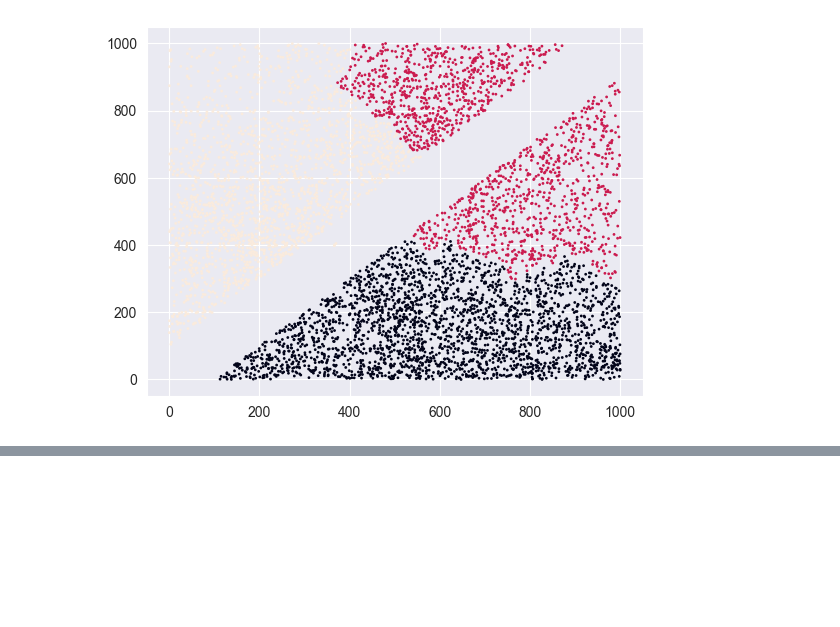
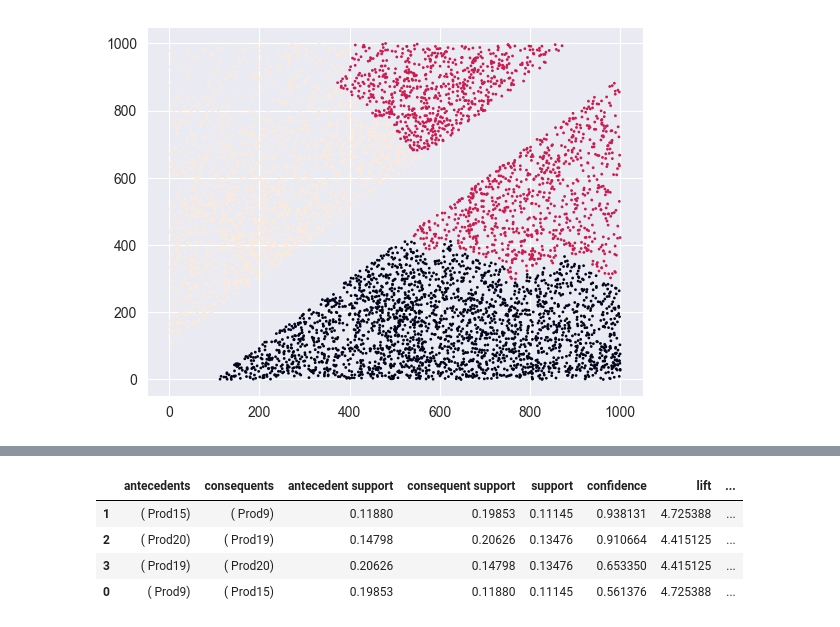
Before and after one commit to SamuliLam/dkko, a Jupyter notebook: clusteringandassociationrulemining.ipynb, the cells around one changed output, grey strips where cells are left out. Saved outputs shown, nothing was run; the diff lists cells and outputs as text; code cells hidden in the pictures; blank space fills up the shorter version.

```diff
--- a/clusteringandassociationrulemining.ipynb
+++ b/clusteringandassociationrulemining.ipynb
@@ -116,0 +136,18 @@ ValueError: The allowed values for a DataFrame are True, False, 0, 1. Found valu
+# %%
+# generate association rules
+
+rules = association_rules(frequent_itemsets, metric='confidence', min_threshold=0.5)
+
+# sort in descending order of confidence
+rules = rules.sort_values(by='confidence', ascending=False)
+
+
+rules = rules.drop(rules.columns[11:], axis=1)
+
+rules
+# %% [output]
+|  | antecedents | consequents | antecedent support | consequent support | support | confidence | lift | ... |
+| 1 | ( Prod15) | ( Prod9) | 0.11880 | 0.19853 | 0.11145 | 0.938131 | 4.725388 | ... |
+| 2 | ( Prod20) | ( Prod19) | 0.14798 | 0.20626 | 0.13476 | 0.910664 | 4.415125 | ... |
+| 3 | ( Prod19) | ( Prod20) | 0.20626 | 0.14798 | 0.13476 | 0.653350 | 4.415125 | ... |
+| 0 | ( Prod9) | ( Prod15) | 0.19853 | 0.11880 | 0.11145 | 0.561376 | 4.725388 | ... |
```
Also changed, not shown: parts of 1 cell of this notebook, 1 other file.
